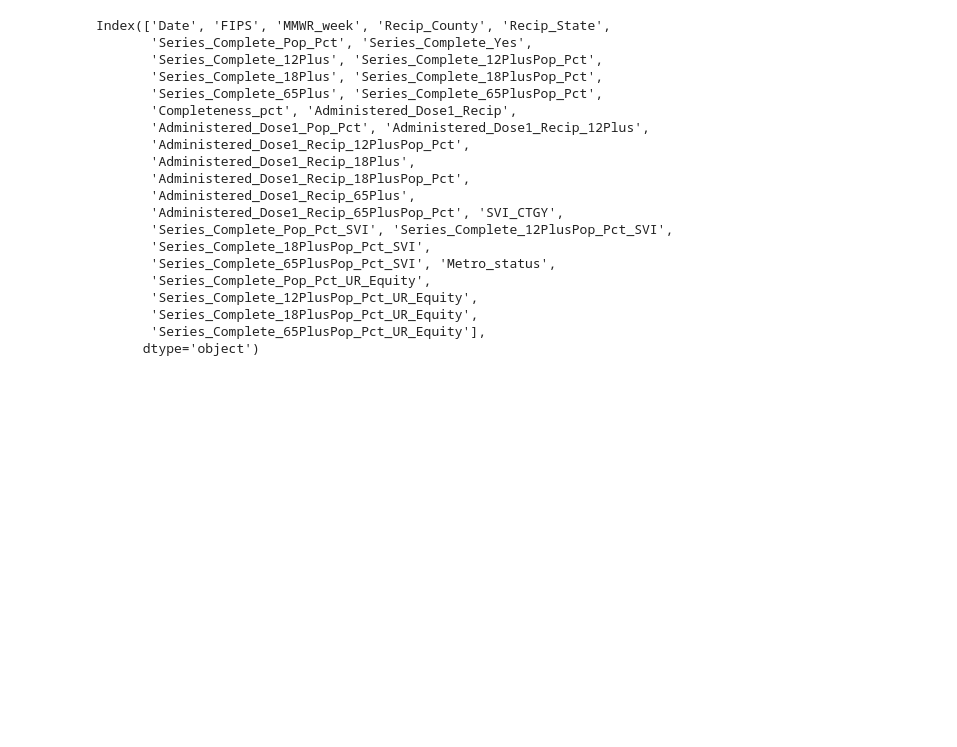
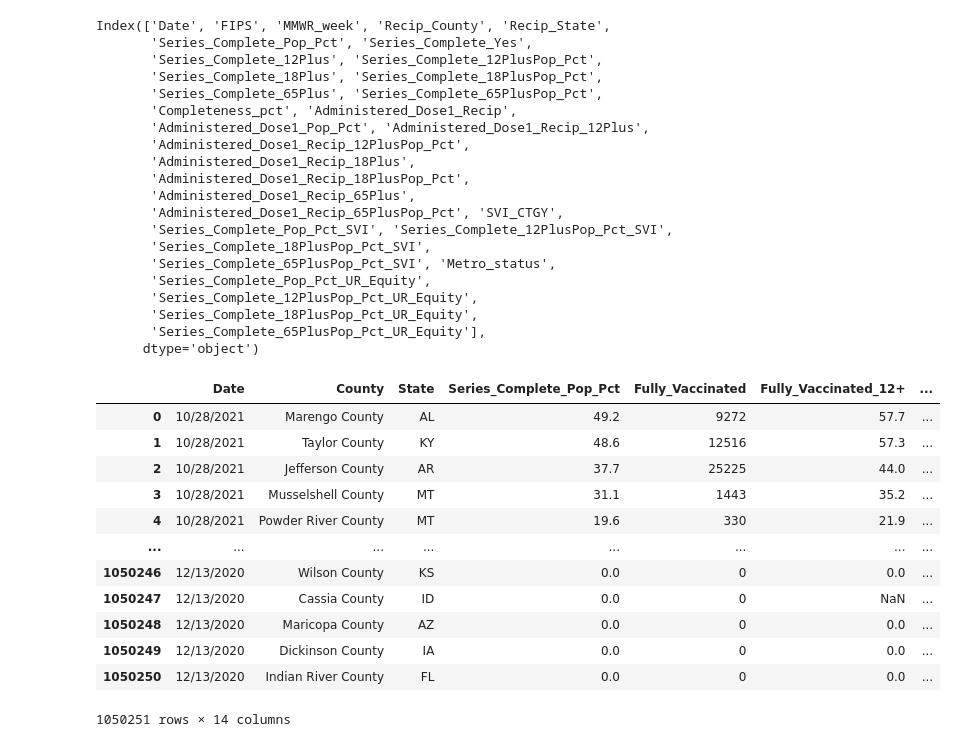
Before and after one commit to pandeysudip/COVID-19-Vaccination-Rate, a Jupyter notebook: analysis.ipynb, the cells around one changed output. Saved outputs shown, nothing was run; the diff lists cells and outputs as text; code cells hidden in the pictures; blank space fills up the shorter version.

```diff
--- a/analysis.ipynb
+++ b/analysis.ipynb
@@ -204,3 +210,29 @@ Index(['Date', 'FIPS', 'MMWR_week', 'Recip_County', 'Recip_State',
+# %%
+vaccine_df.rename(columns={'Recip_County': 'County',
+                           'Recip_State': 'State',
+                           'Series_Complete_Yes':'Fully_Vaccinated',
+                            'Series_Complete_12PlusPop_Pct':'Fully_Vaccinated_12+',
+                           'Series_Complete_18PlusPop_Pct':'Fully_Vaccinated_18+',
+                            'Series_Complete_65PlusPop_Pct':'Fully_Vaccinated_65+',
+                           'Completeness_pct':'Completeness_pct',
+                           'Administered_Dose1_Pop_Pct':'Partially_Vaccinated',
+                           'Administered_Dose1_Recip_12PlusPop_Pct':'Partially_Vaccinated_12+',
+                           'Administered_Dose1_Recip_18PlusPop_Pct':'Partially_Vaccinated_18+',
+                           'Administered_Dose1_Recip_65PlusPop_Pct':'Partially_Vaccinated_65+'})
+# %% [output]
+|  | Date | County | State | Series_Complete_Pop_Pct | Fully_Vaccinated | Fully_Vaccinated_12+ | ... |
+| 0 | 10/28/2021 | Marengo County | AL | 49.2 | 9272 | 57.7 | ... |
+| 1 | 10/28/2021 | Taylor County | KY | 48.6 | 12516 | 57.3 | ... |
+| 2 | 10/28/2021 | Jefferson County | AR | 37.7 | 25225 | 44.0 | ... |
+| 3 | 10/28/2021 | Musselshell County | MT | 31.1 | 1443 | 35.2 | ... |
+| 4 | 10/28/2021 | Powder River County | MT | 19.6 | 330 | 21.9 | ... |
+| ... | ... | ... | ... | ... | ... | ... | ... |
+| 1050246 | 12/13/2020 | Wilson County | KS | 0.0 | 0 | 0.0 | ... |
+| 1050247 | 12/13/2020 | Cassia County | ID | 0.0 | 0 | NaN | ... |
+| 1050248 | 12/13/2020 | Maricopa County | AZ | 0.0 | 0 | 0.0 | ... |
+| 1050249 | 12/13/2020 | Dickinson County | IA | 0.0 | 0 | 0.0 | ... |
+| 1050250 | 12/13/2020 | Indian River County | FL | 0.0 | 0 | 0.0 | ... |
+1050251 rows × 14 columns
 # %%
 #convering date tot datetime
 vaccine_df['Date']=pd.to_datetime(vaccine_df['Date'])
```
Also changed, not shown: parts of 20 cells of this notebook, 5 other files.
